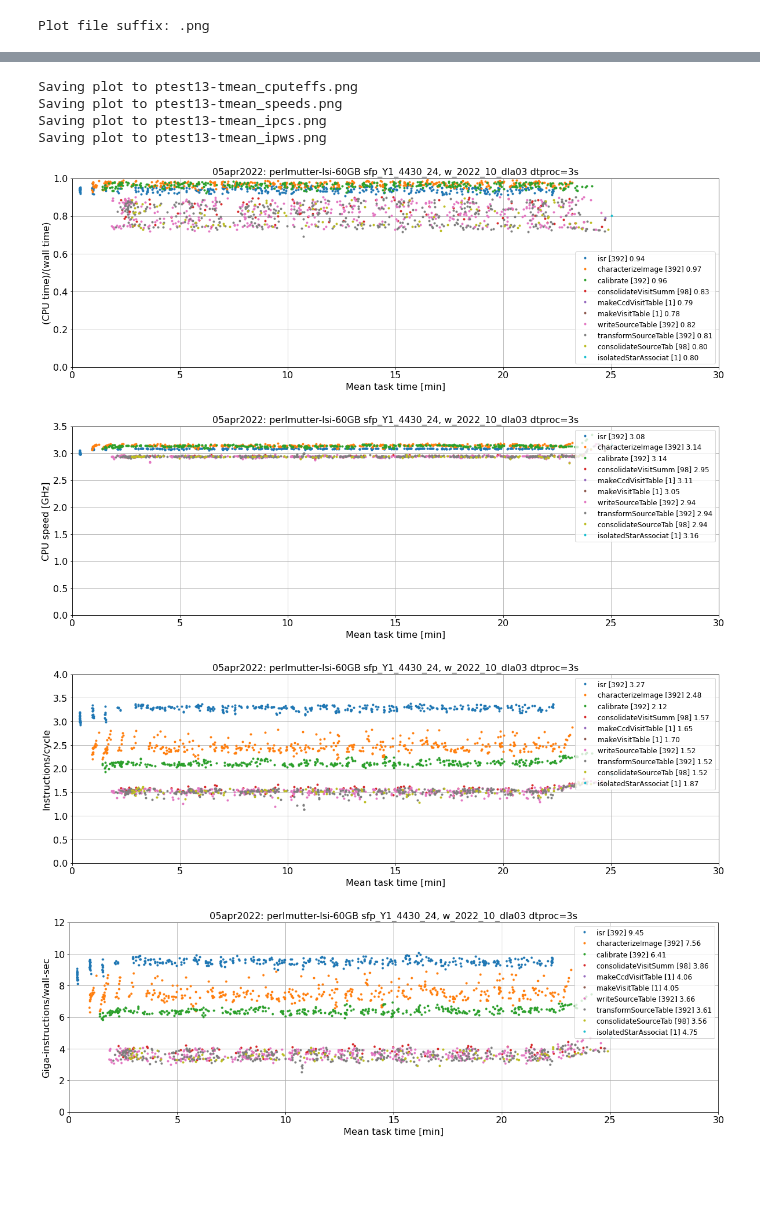
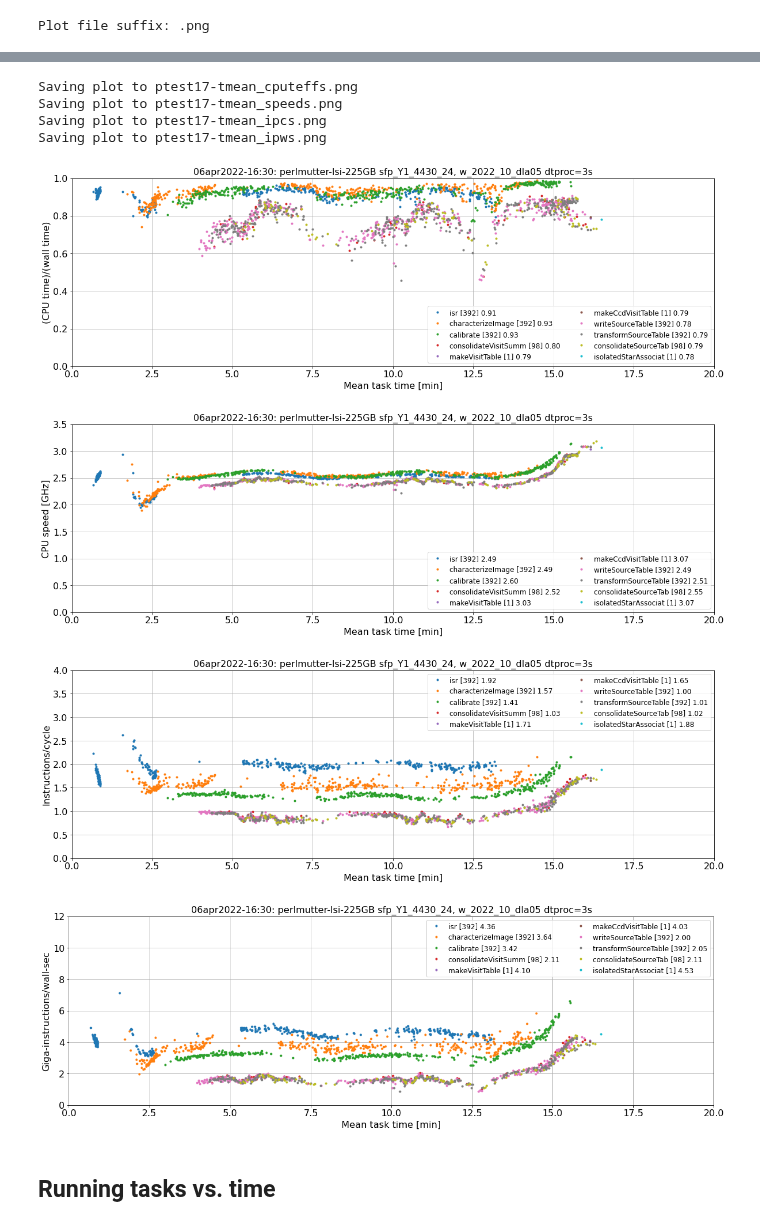
Before and after one commit to LSSTDESC/desc-wfmon, a Jupyter notebook: ipynb/perfstat.ipynb, the cells around one changed output, grey strips where cells are left out. Saved outputs shown, nothing was run; the diff lists cells and outputs as text; code cells hidden in the pictures; blank space fills up the shorter version.

```diff
--- a/ipynb/perfstat.ipynb
+++ b/ipynb/perfstat.ipynb
@@ -64,12 +64,8 @@ Python version is 3.9.7 (default, Sep 16 2021, 13:09:58)
 List the system and process monitoring files for which we want schema.
 # %%
 # List of files to display
-sysfils = ['/global/homes/d/dladams/desc/test8/sysmon.csv',
-           '/global/homes/d/dladams/desc/test9/sysmon.csv']
-sysfils = []
-prcfils = ['/global/homes/d/dladams/desc/test8/monitoring.db',
-           '/global/homes/d/dladams/desc/test9/runinfo/monitoring.db']
-prcfils = [ 'runinfo/monitoring.db']
+sysfils = ['sysmon.csv']
+prcfils = ['runinfo/monitoring.db']
 
 # Set the level for process tables.
 lev = 2
@@ -251,7 +263,7 @@ def graph(x, y, x1, x2, y1, y2, slab, slabx, slaby, sttl, fnam='', legpos='upper
         print(f"Saving plot to {pathout}")
         plt.savefig(pathout)
 
-def multigraph(xs, ys, x1, x2, y1, y2, slabs, slabx, slaby, sttl, fnam='', legpos='upper right'):
+def multigraph(xs, ys, x1, x2, y1, y2, slabs, slabx, slaby, sttl, fnam='', legpos='upper right', nlegcol=1):
     nplt = len(xs)
     assert( len(ys) == nplt )
     ycs = nplt*[None]
@@ -265,7 +277,7 @@ def multigraph(xs, ys, x1, x2, y1, y2, slabs, slabx, slaby, sttl, fnam='', legpo
     plt.figure(figsize=(pdx, pdy))
     for iplt in range(nplt):
         sav = plt.plot(xs[iplt], ycs[iplt], '.', label=slab_longs[iplt], color=None)
-    plt.legend(loc=legpos, fontsize=12)
+    plt.legend(loc=legpos, fontsize=12, ncol=nlegcol)
     plt.xlabel(slabx)
     plt.ylabel(slaby)
     junkx = plt.xlim([x1, x2])
@@ -392,36 +406,38 @@ Saving plot to ptest13-inswallspeed.png
 # %%
 spfac = 1.0/1.e6
 ntsk = max(pft.task_idx) + 1
 tmeans = ntsk*[None]
 cptefs = ntsk*[None]
 speeds = ntsk*[None]
 ipcs   = ntsk*[None]
 ipws   = ntsk*[None]
 slabs  = ntsk*[None]
 for itsk in range(ntsk):
     slabs[itsk] = dbr.task_names[itsk][0:20]
     pfts = pft.query(f"task_idx=={itsk}")
     tmeans[itsk] = pfts.tmean
     cptefs[itsk] = pfts.cputeff
     speeds[itsk] = pfts.speed*spfac
     ipcs[itsk]   = pfts.ipc
     ipws[itsk]   = pfts.ipw
 tplt1 = 0
 tplt2 = tmean_max
 slabx = 'Mean task time [min]'
-multigraph(tmeans, cptefs, tplt1, tplt2, 0,   1, slabs, slabx, '(CPU time)/(wall time)',     sttl, 'tmean_cputeffs', 'lower right')
-multigraph(tmeans, speeds, tplt1, tplt2, 0, 3.5, slabs, slabx, 'CPU speed [GHz]',            sttl, 'tmean_speeds')
-multigraph(tmeans,   ipcs, tplt1, tplt2, 0,   4, slabs, slabx, 'Instructions/cycle',    sttl, 'tmean_ipcs')
-multigraph(tmeans,   ipws, tplt1, tplt2, 0,  12, slabs, slabx, 'Giga-instructions/wall-sec', sttl, 'tmean_ipws')
+multigraph(tmeans, cptefs, tplt1, tplt2, 0,   1, slabs, slabx, '(CPU time)/(wall time)',     sttl, 'tmean_cputeffs', 'lower right', 2)
+multigraph(tmeans, speeds, tplt1, tplt2, 0, 3.5, slabs, slabx, 'CPU speed [GHz]',            sttl, 'tmean_speeds', 'lower right', 2)
+multigraph(tmeans,   ipcs, tplt1, tplt2, 0,   4, slabs, slabx, 'Instructions/cycle',    sttl, 'tmean_ipcs', 'upper right', 2)
+multigraph(tmeans,   ipws, tplt1, tplt2, 0,  12, slabs, slabx, 'Giga-instructions/wall-sec', sttl, 'tmean_ipws', 'upper right', 2)
 # %% [output]
-Saving plot to ptest13-tmean_cputeffs.png
-Saving plot to ptest13-tmean_speeds.png
-Saving plot to ptest13-tmean_ipcs.png
-Saving plot to ptest13-tmean_ipws.png
+Saving plot to ptest17-tmean_cputeffs.png
+Saving plot to ptest17-tmean_speeds.png
+Saving plot to ptest17-tmean_ipcs.png
+Saving plot to ptest17-tmean_ipws.png
-[figure, old version]
+[figure, new version]
-[figure, old version]
+[figure, new version]
-[figure, old version]
+[figure, new version]
-[figure, old version]
+[figure, new version]
+# %% [markdown]
+## Running tasks vs. time
 # %%
 t1 = min(pft.tstart)
 t2 = max(pft.tstop)
```
Also changed, not shown: parts of 12 cells of this notebook, 3 other files.
